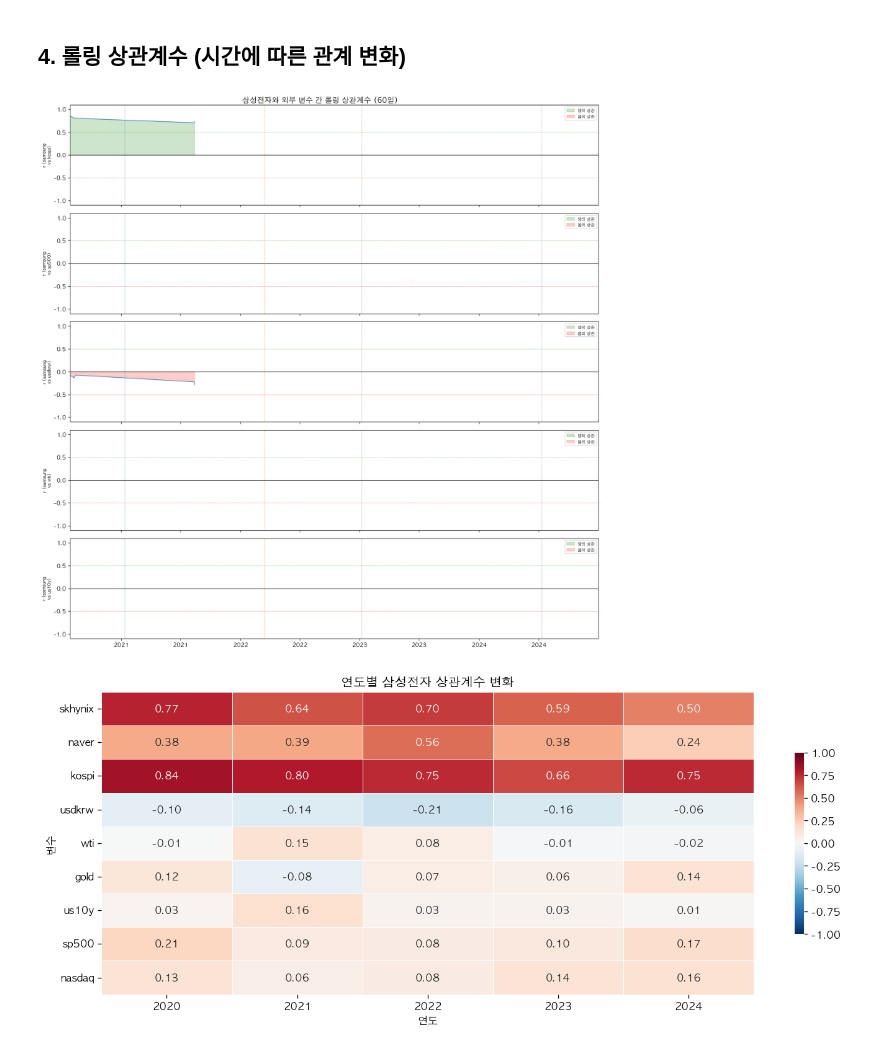
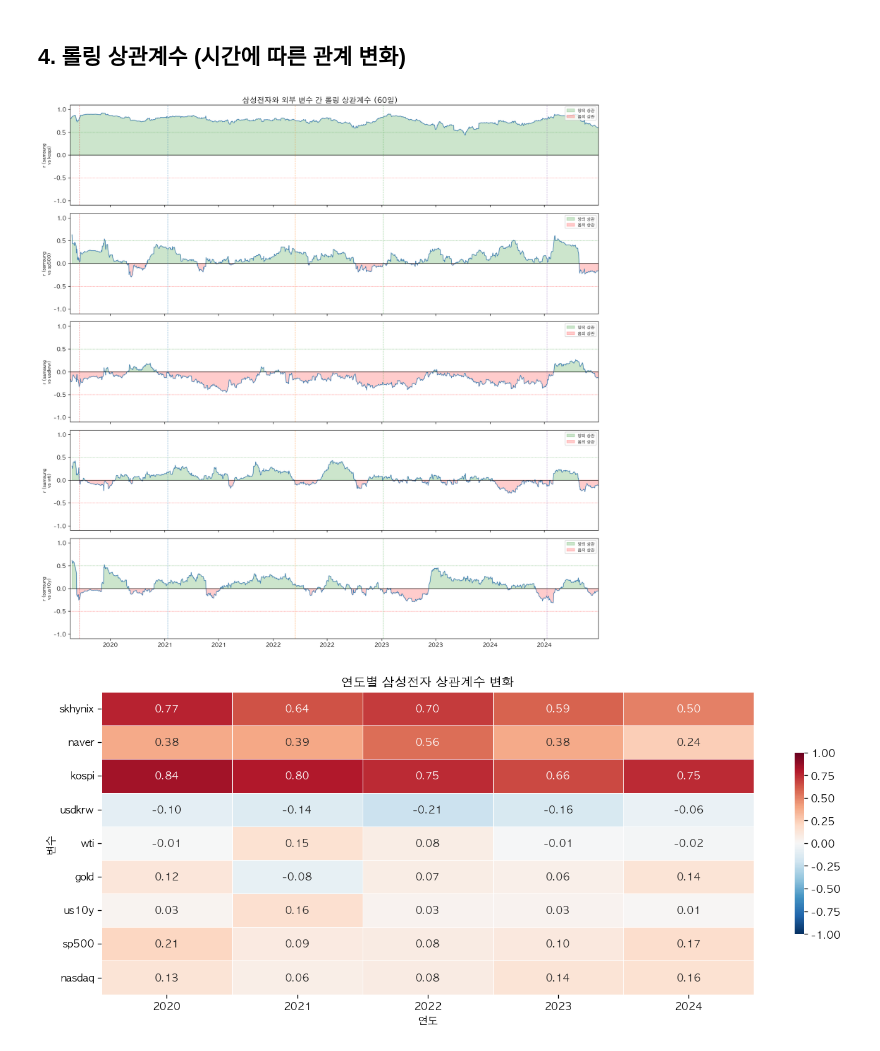
Before and after one commit to jinjintaek/korean-stock-external-factors-eda, a Jupyter notebook: notebooks/02_eda_analysis.ipynb, the cells around one changed output. Cells and saved outputs as stored; diff of their text form; code cells hidden in the pictures.

```diff
--- a/notebooks/02_eda_analysis.ipynb
+++ b/notebooks/02_eda_analysis.ipynb
@@ -321,39 +321,39 @@ WINDOW = 60
 rolling_corr_vars = ['kospi', 'sp500', 'usdkrw', 'wti', 'us10y']
 
 rolling_corrs = pd.DataFrame({
-    var: returns['samsung'].rolling(WINDOW).corr(returns[var])
+    var: returns['samsung'].rolling(WINDOW, min_periods=30).corr(returns[var])
     for var in rolling_corr_vars
 })
 
 valid_start = rolling_corrs.dropna(how='all').index.min()
 valid_end   = rolling_corrs.index.max()
 
 fig, axes = plt.subplots(len(rolling_corr_vars), 1, figsize=(14, 14), sharex=True)
 fig.suptitle(f'삼성전자와 외부 변수 간 롤링 상관계수 ({WINDOW}일)', fontsize=13, fontweight='bold')
 
 for ax, var in zip(axes, rolling_corr_vars):
     r = rolling_corrs[var].dropna()
     ax.plot(r.index, r.values, linewidth=1, color='steelblue')
     ax.fill_between(r.index, r.values, 0, where=(r.values > 0), alpha=0.2, color='green', label='양의 상관')
     ax.fill_between(r.index, r.values, 0, where=(r.values < 0), alpha=0.2, color='red',   label='음의 상관')
     ax.axhline(0,    color='black', lw=0.8)
     ax.axhline(0.5,  color='green', lw=0.5, linestyle='--', alpha=0.5)
     ax.axhline(-0.5, color='red',   lw=0.5, linestyle='--', alpha=0.5)
     ax.set_ylabel(f'r (samsung\nvs {var})', fontsize=8)
     ax.set_ylim(-1.1, 1.1)
     ax.legend(fontsize=7, loc='upper right')
     for ev in EVENTS:
         ax.axvline(pd.Timestamp(ev['date']), color=ev['color'], linestyle='--', alpha=0.5, lw=0.8)
 
 axes[-1].set_xlim(valid_start, valid_end)
 axes[-1].xaxis.set_major_formatter(mdates.DateFormatter('%Y'))
 plt.setp(axes[-1].xaxis.get_majorticklabels(), rotation=0, ha='center')
 
 plt.tight_layout()
 plt.savefig(FIG_DIR / 'fig6_rolling_correlation.png', bbox_inches='tight')
 plt.show()
 # %% [output]
-[figure, old version]
+[figure, new version]
 # %%
 # ── 연도별 상관계수 히트맵 ────────────────────────────────────
 years = [2020, 2021, 2022, 2023, 2024]
```
Also changed, not shown: 7 other files.
